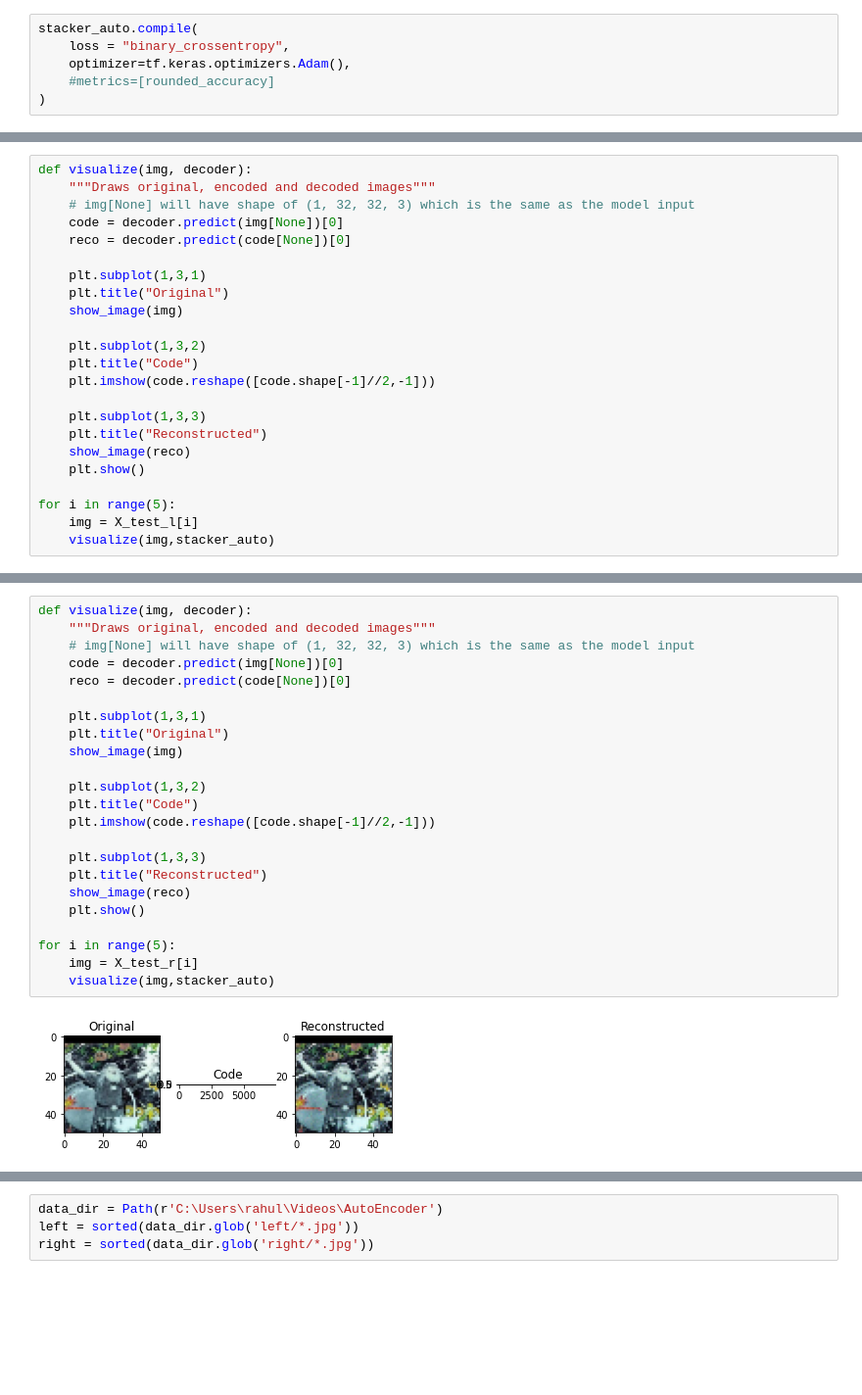
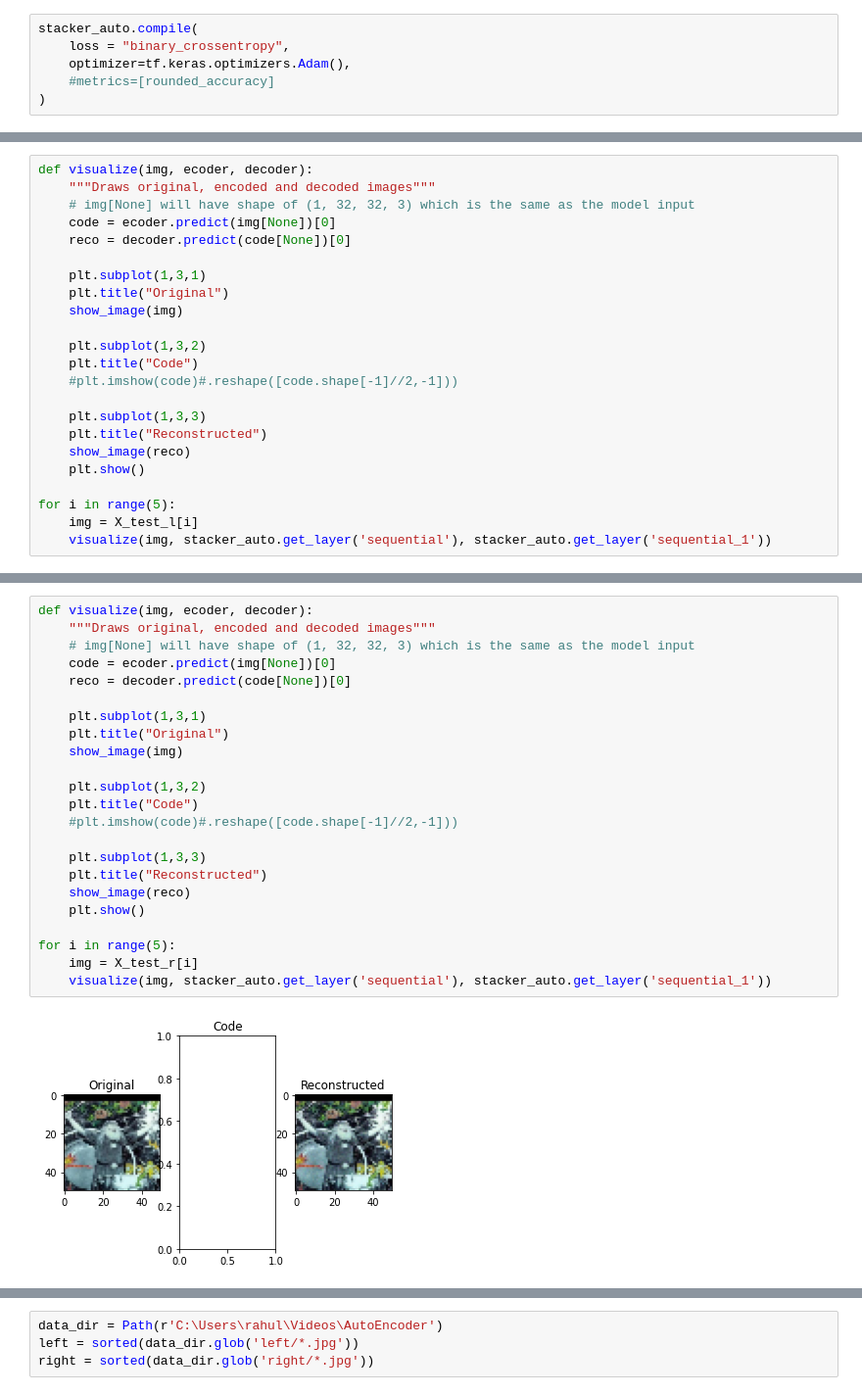
Before and after one commit to 1rahulvijay/Artificial_Intelligence, a Jupyter notebook: AutoEncoders and Siamese Neural Networks/SAE and SNN.ipynb, the cells around one changed output, grey strips where cells are left out. Shown at 98% size. Drawn from its saved outputs; the diff is of its cells as text; blank space fills up the shorter version.

```diff
--- a/AutoEncoders and Siamese Neural Networks/SAE and SNN.ipynb
+++ b/AutoEncoders and Siamese Neural Networks/SAE and SNN.ipynb
@@ -183,8 +183,8 @@ plt.show()
 # %%
-def visualize(img, decoder):
+def visualize(img, ecoder, decoder):
     """Draws original, encoded and decoded images"""
     # img[None] will have shape of (1, 32, 32, 3) which is the same as the model input
-    code = decoder.predict(img[None])[0]
+    code = ecoder.predict(img[None])[0]
     reco = decoder.predict(code[None])[0]
 
     plt.subplot(1,3,1)
@@ -193,7 +193,7 @@ def visualize(img, decoder):
 
     plt.subplot(1,3,2)
     plt.title("Code")
-    plt.imshow(code.reshape([code.shape[-1]//2,-1]))
+    #plt.imshow(code)#.reshape([code.shape[-1]//2,-1]))
 
     plt.subplot(1,3,3)
     plt.title("Reconstructed")
@@ -202,5 +202,5 @@ def visualize(img, decoder):
 
 for i in range(5):
     img = X_test_l[i]
-    visualize(img,stacker_auto)
+    visualize(img, stacker_auto.get_layer('sequential'), stacker_auto.get_layer('sequential_1'))
 # %% [output]
@@ -245,25 +245,25 @@ plt.show()
 # %%
-def visualize(img, decoder):
+def visualize(img, ecoder, decoder):
     """Draws original, encoded and decoded images"""
     # img[None] will have shape of (1, 32, 32, 3) which is the same as the model input
-    code = decoder.predict(img[None])[0]
+    code = ecoder.predict(img[None])[0]
     reco = decoder.predict(code[None])[0]
 
     plt.subplot(1,3,1)
     plt.title("Original")
     show_image(img)
 
     plt.subplot(1,3,2)
     plt.title("Code")
-    plt.imshow(code.reshape([code.shape[-1]//2,-1]))
+    #plt.imshow(code)#.reshape([code.shape[-1]//2,-1]))
 
     plt.subplot(1,3,3)
     plt.title("Reconstructed")
     show_image(reco)
     plt.show()
 
 for i in range(5):
     img = X_test_r[i]
-    visualize(img,stacker_auto)
+    visualize(img, stacker_auto.get_layer('sequential'), stacker_auto.get_layer('sequential_1'))
 # %% [output]
-[figure, old version]
+[figure, new version]
```
Also changed, not shown: parts of 13 cells of this notebook.
